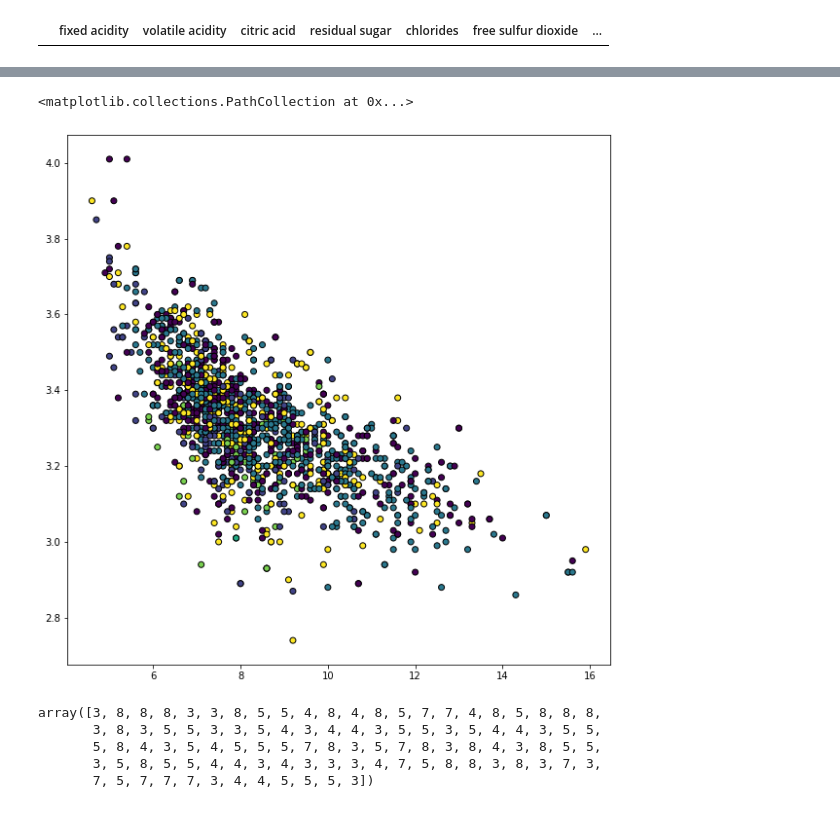
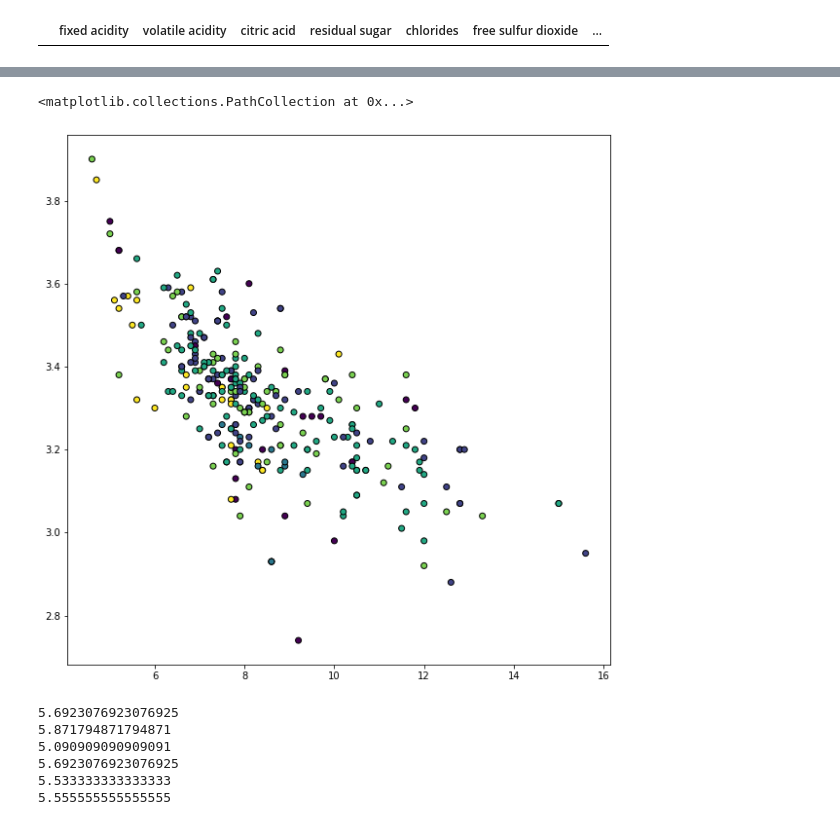
Before and after one commit to dhruvpatelaj/Wine-Quality-Analysis, a Jupyter notebook: Wine Quality Analysis.ipynb, the cells around one changed output, grey strips where cells are left out. Saved outputs shown, nothing was run; the diff lists cells and outputs as text; code cells hidden in the pictures.

```diff
--- a/Wine Quality Analysis.ipynb
+++ b/Wine Quality Analysis.ipynb
@@ -14,0 +11,20 @@ dfRedWine[dfRedWine['quality'] == 9]
+# %%
+dfRedWine
+
+numEach = {}
+for i in range(11):
+    numEach[i] = 0
+
+for index, row in dfRedWine.iterrows():
+    quality = row['quality']
+    numEach[quality] += 1
+    if numEach[quality] > 75:
+        dfRedWine = dfRedWine.drop(index)
+
+for i in range(11):
+    numEach[i] = 0
+for index, row in dfRedWine.iterrows():
+    quality = row['quality']
+    numEach[quality] += 1
+
+numEach
@@ -38,34 +44,35 @@ array([['7;0.27;0.36;20.7;0.045;45;170;1.001;3;0.45;8.8;6'],
 # %%
 # k means
-
-kmeans = KMeans(n_clusters=6).fit(dfRedWineParams)
+numClusters = 6
+kmeans = KMeans(n_clusters=numClusters).fit(dfRedWineParams)
 labels = kmeans.labels_
 fig, ax = plt.subplots(1,1, figsize=(10,10))
 
 
 ax.scatter(dfRedWineParams['fixed acidity'], dfRedWineParams['pH'], c=labels.astype(np.float), edgecolor='k')
 # %% [output]
 <matplotlib.collections.PathCollection at 0x...>
-[figure, old version]
+[figure, new version]
 # %%
 # analysis of results
 labels = kmeans.labels_
-labels = labels + 3
 
-numCorrect = 0
+clusterAverage = {}
+for i in range(numClusters):
+    clusterAverage[i] = []
 
 for index, value in enumerate(labels):
     quality = dfRedWine['quality'].iloc[index]
-    if(quality == value):
-        numCorrect += 1
-
-numCorrect
-labels[0:100]
+    clusterAverage[value].append(quality)
-# %% [output]
-array([3, 8, 8, 8, 3, 3, 8, 5, 5, 4, 8, 4, 8, 5, 7, 7, 4, 8, 5, 8, 8, 8,
-       3, 8, 3, 5, 5, 3, 3, 5, 4, 3, 4, 4, 3, 5, 5, 3, 5, 4, 4, 3, 5, 5,
-       5, 8, 4, 3, 5, 4, 5, 5, 5, 7, 8, 3, 5, 7, 8, 3, 8, 4, 3, 8, 5, 5,
-       3, 5, 8, 5, 5, 4, 4, 3, 4, 3, 3, 3, 4, 7, 5, 8, 8, 3, 8, 3, 7, 3,
-       7, 5, 7, 7, 7, 3, 4, 4, 5, 5, 5, 3])
+# %%
+for i in range(numClusters):
+    print(np.mean(clusterAverage[i]))
+# %% [output]
+5.6923076923076925
+5.871794871794871
+5.090909090909091
+5.6923076923076925
+5.533333333333333
+5.555555555555555
 # %%
 # further steps: normalize and repeat?
```
Also changed, not shown: parts of 3 cells of this notebook.
